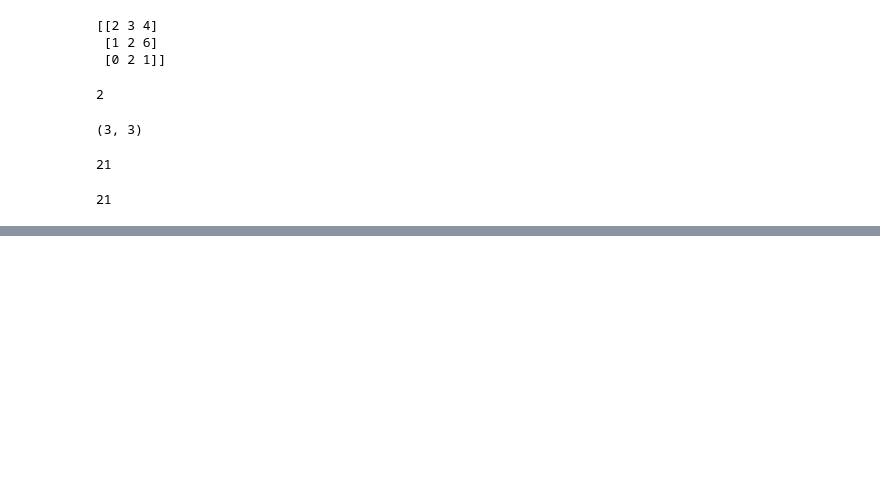
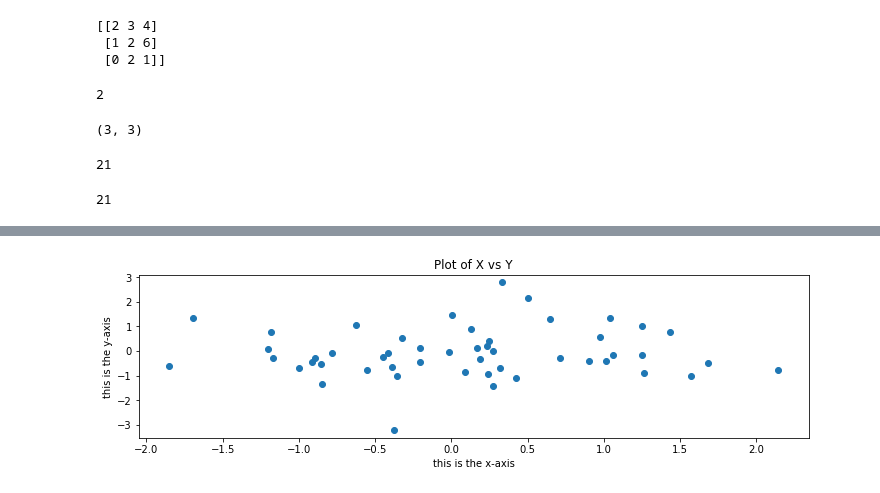
Before and after one commit to nectifurkn455/machine_learning, a Jupyter notebook: ISLP/Labs/chapter2lab.ipynb, the cells around one changed output, grey strips where cells are left out. Saved outputs shown, nothing was run; the diff lists cells and outputs as text; code cells hidden in the pictures; blank space fills up the shorter version.

```diff
--- a/ISLP/Labs/chapter2lab.ipynb
+++ b/ISLP/Labs/chapter2lab.ipynb
@@ -28,0 +118,5 @@ np.sum(z)
+# %%
+fig.set_size_inches (12 ,3)
+fig
+# %% [output]
+[figure, added]
```
Also changed, not shown: parts of 19 cells of this notebook, 3 other files.
